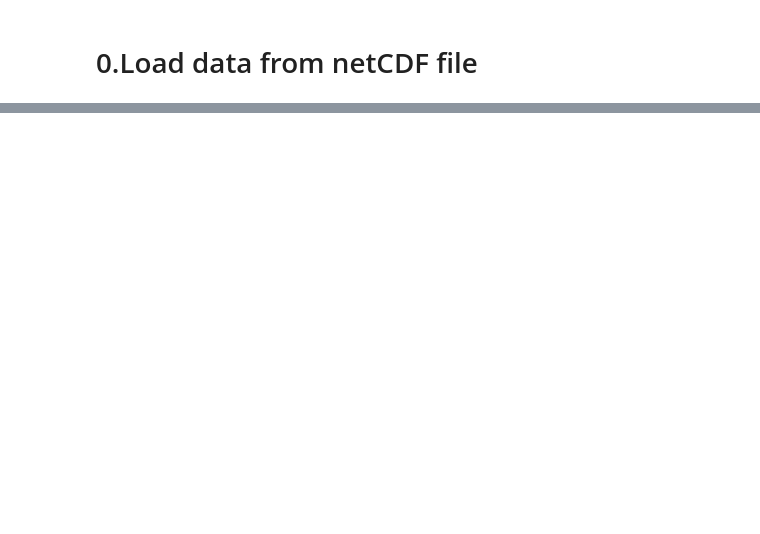
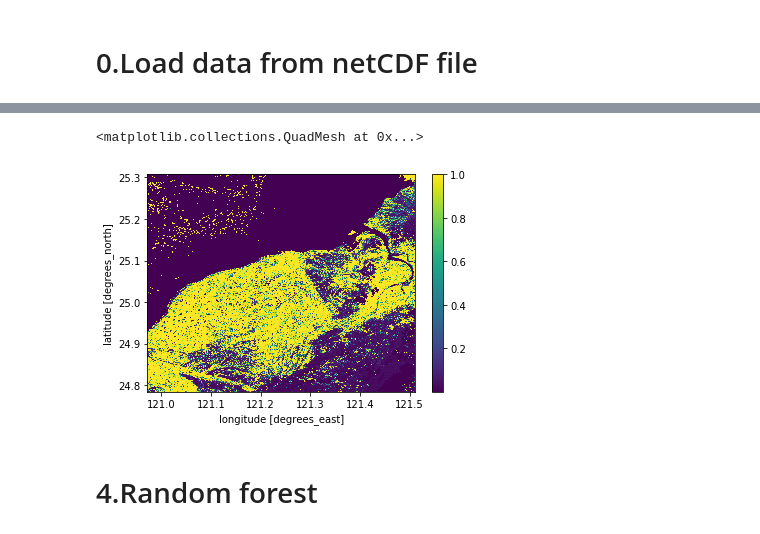
Before and after one commit to h920032/TWDC_workshop, a Jupyter notebook: 04Sklearn_example.ipynb, the cells around one changed output, grey strips where cells are left out. Cells and saved outputs as stored; diff of their text form; code cells hidden in the pictures; blank space fills up the shorter version.

```diff
--- a/04Sklearn_example.ipynb
+++ b/04Sklearn_example.ipynb
@@ -79,0 +185,8 @@ def write_geotiff(fname, data, geo_transform, projection):
+# %%
+xr.DataArray(pd.DataFrame(clf.predict_proba(sample_df))[1].
+             values.reshape(CF_sample.green.values.shape), coords = CF_sample.coords).plot()
+# %% [output]
+<matplotlib.collections.QuadMesh at 0x...>
+[figure, added]
+# %% [markdown]
+# 4.Random forest
```
Also changed, not shown: parts of 35 cells of this notebook, 2 other files.
